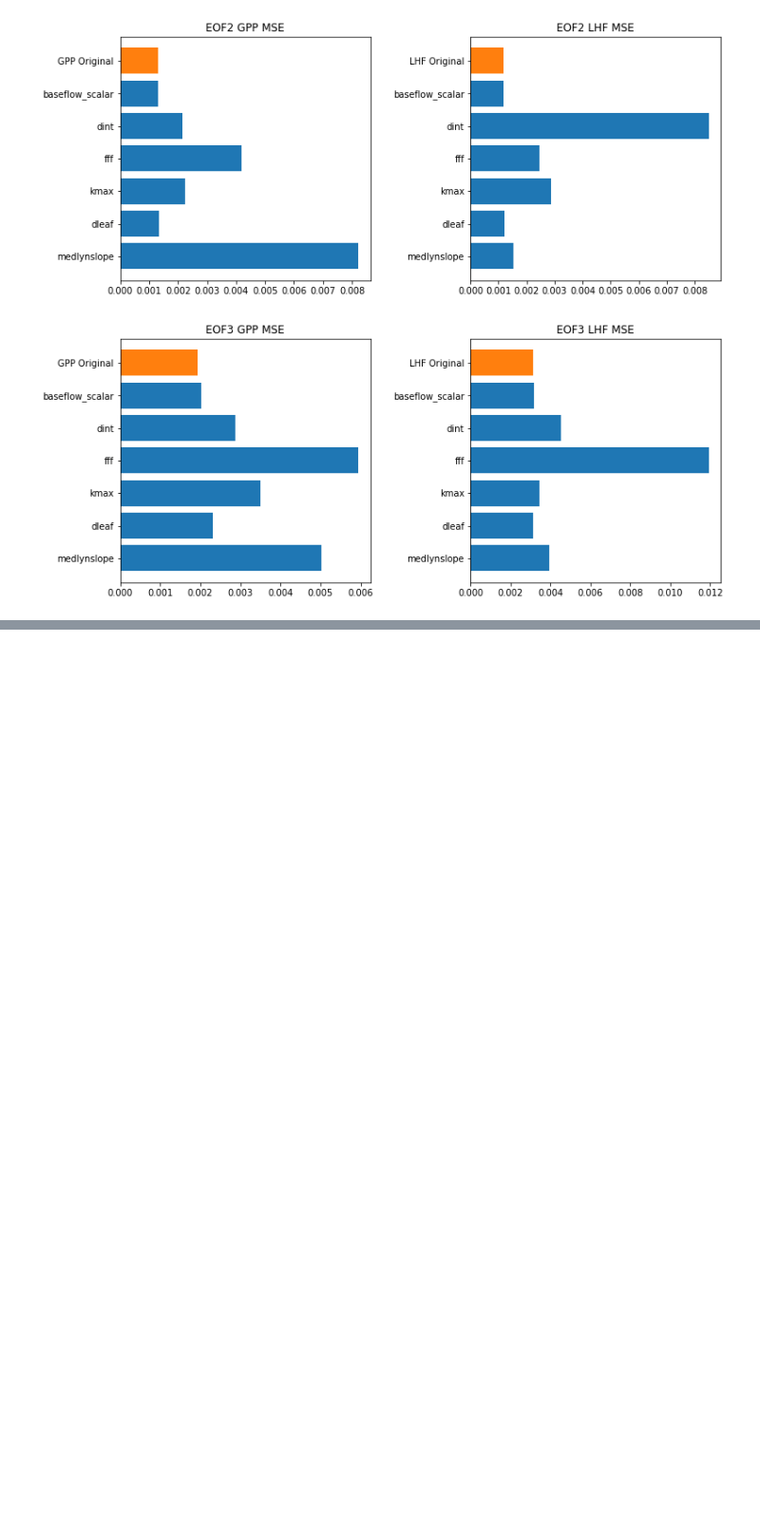
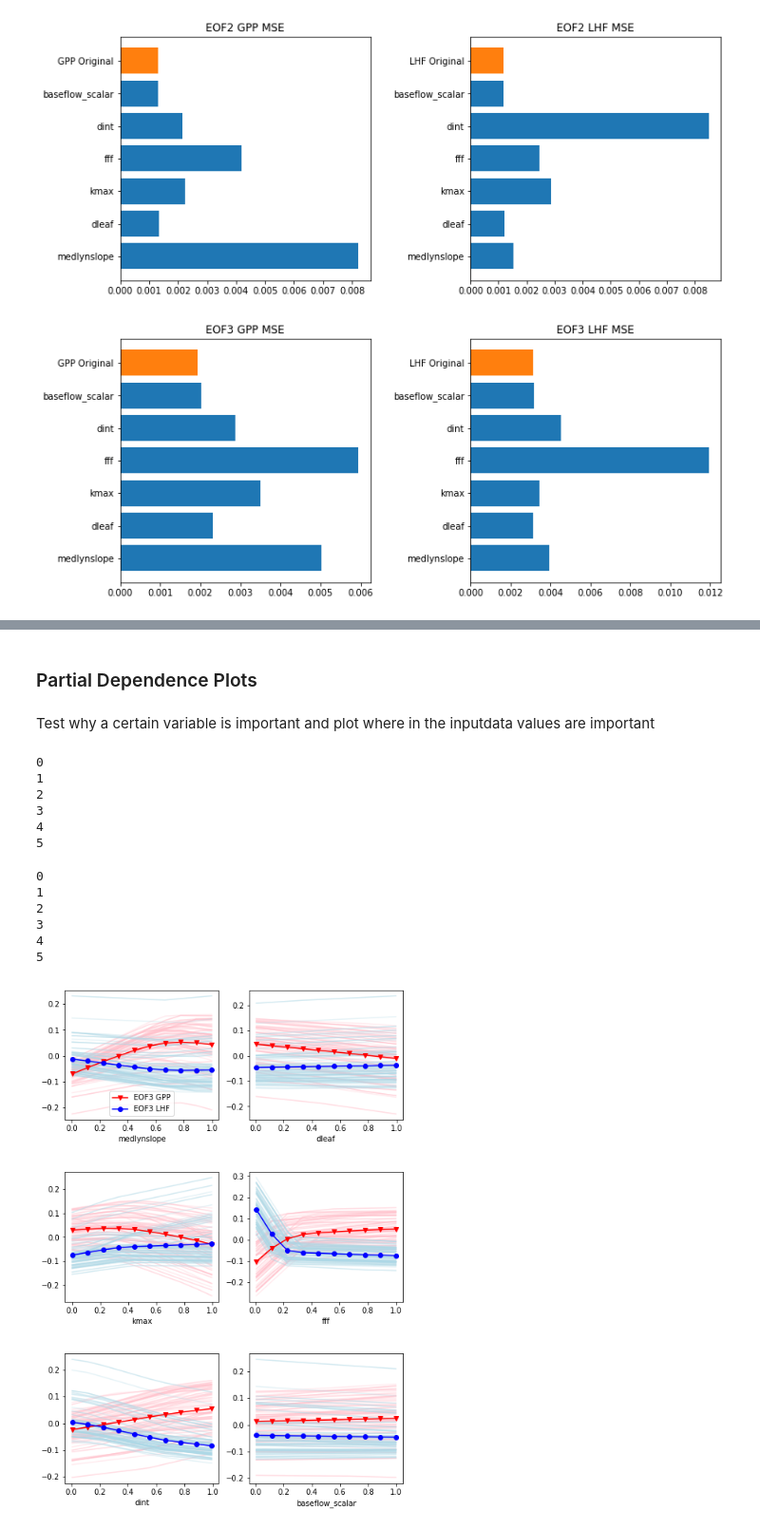
Before and after one commit to katiedagon/CLM5_ParameterUncertainty, a Jupyter notebook: NN_interp.ipynb, the cells around one changed output, grey strips where cells are left out. Shown at 95% size. Cells and saved outputs as stored; diff of their text form; code cells hidden in the pictures; blank space fills up the shorter version.

```diff
--- a/NN_interp.ipynb
+++ b/NN_interp.ipynb
@@ -181,0 +212,17 @@ for m in range(nmodes):
+# %% [markdown]
+### Partial Dependence Plots
+# %% [markdown]
+Test why a certain variable is important and plot where in the inputdata values are important
+# %%
+def partial_dependence_plot(input_data, model, points=10):
+    pd_points = np.zeros((input_data.shape[1], points))
+    pd_pred_vals = np.zeros((input_data.shape[1], points, input_data.shape[0], nmodes))
+    fixed_data = np.copy(input_data)
+    for i in range(input_data.shape[1]):
+        print(i)
+        pd_points[i] = np.linspace(input_data[:, i].min(), input_data[:, i].max(), points)
+        for p, point in enumerate(pd_points[i]):
+            fixed_data[:, i] = point
+            pd_pred_vals[i, p] = model.predict(fixed_data)
+        fixed_data[:, i] = input_data[:, i]
+    return pd_points, pd_pred_vals
@@ -181,0 +240,21 @@ for m in range(nmodes):
+# %%
+GPP_pd_points, GPP_pd_pred_vals = partial_dependence_plot(inputdata, model_GPP)
+#GPP_pd_pred_vals.shape
+#GPP_pd_pred_vals.T.shape
+#print(GPP_pd_points)
+# %% [output]
+0
+1
+2
+3
+4
+5
+# %%
+LHF_pd_points, LHF_pd_pred_vals = partial_dependence_plot(inputdata, model_LHF)
+# %% [output]
+0
+1
+2
+3
+4
+5
@@ -181,0 +267,18 @@ for m in range(nmodes):
+# %%
+m = range(nmodes)[2] # set mode
+mode = m+1
+fig, axes = plt.subplots(3, 2, figsize=(8, 12)) # set up subplots (3 rows, 2 columns)
+plt.subplots_adjust(hspace=0.4) # adjust height between subplots
+axef = axes.ravel() # enumerate(?) the subplot axes so they are callable
+random_rows = np.random.randint(0, inputdata.shape[0], size=100)
+for i in range(inputdata.shape[1]):
+    axef[i].plot(GPP_pd_points[i], GPP_pd_pred_vals[i, :, random_rows, m].T, color="pink", alpha=0.3)
+    axef[i].plot(LHF_pd_points[i], LHF_pd_pred_vals[i, :, random_rows, m].T, color="lightblue", alpha=0.3)
+    axef[i].plot(GPP_pd_points[i], GPP_pd_pred_vals[i,:,:,m].mean(axis=1), marker='v', color="red", label="EOF%i GPP" %mode)
+    axef[i].plot(LHF_pd_points[i], LHF_pd_pred_vals[i,:,:,m].mean(axis=1), marker='o', color="blue", label="EOF%i LHF" %mode)
+    if i == 0:
+        axef[i].legend()
+    axef[i].set_xlabel(in_vars[i])
+#plt.savefig('partial_dep_GPP_LHF_SVD_mode%i.pdf' %mode)
+# %% [output]
+[figure, added]
```
Also changed, not shown: parts of 34 cells of this notebook, 2 other files.
